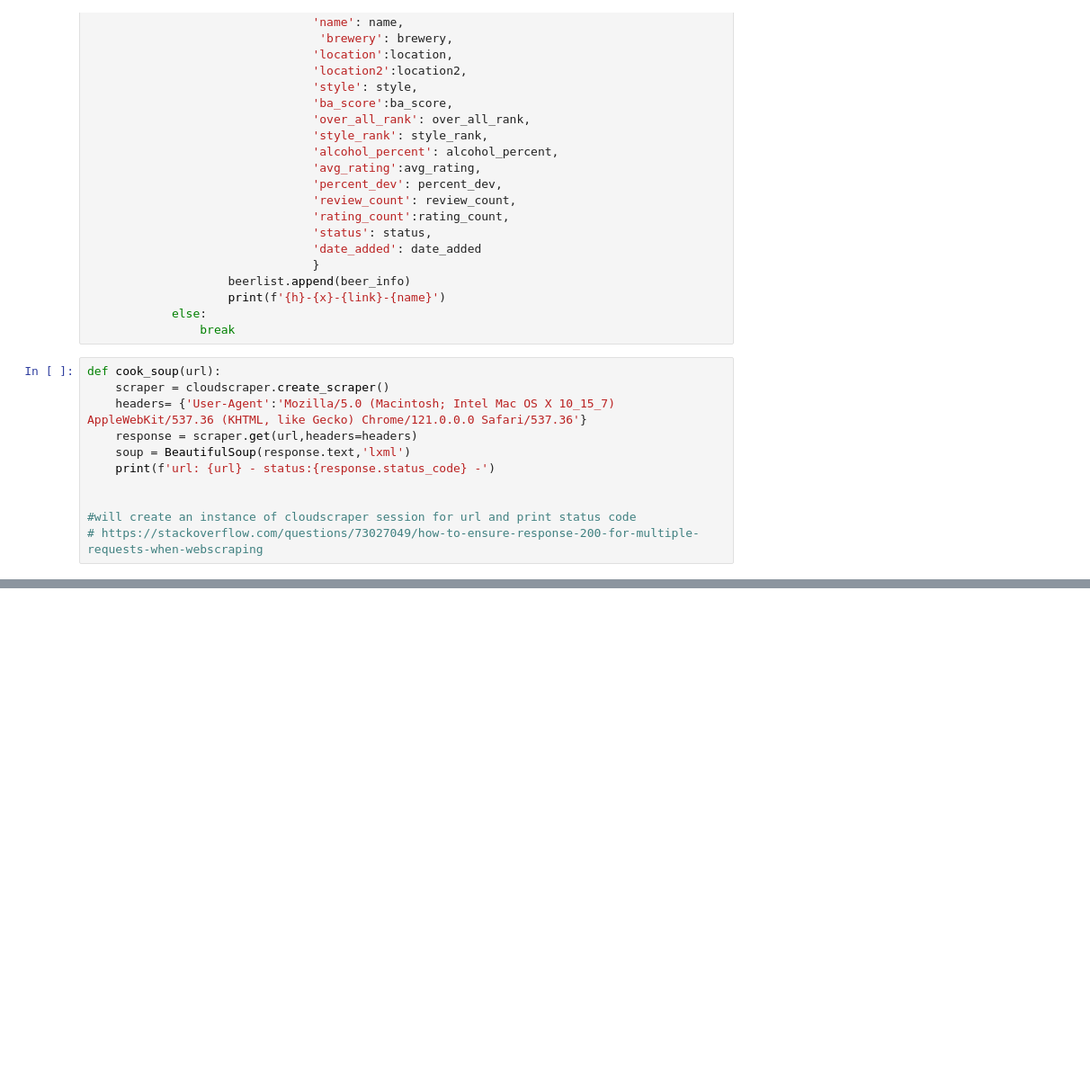
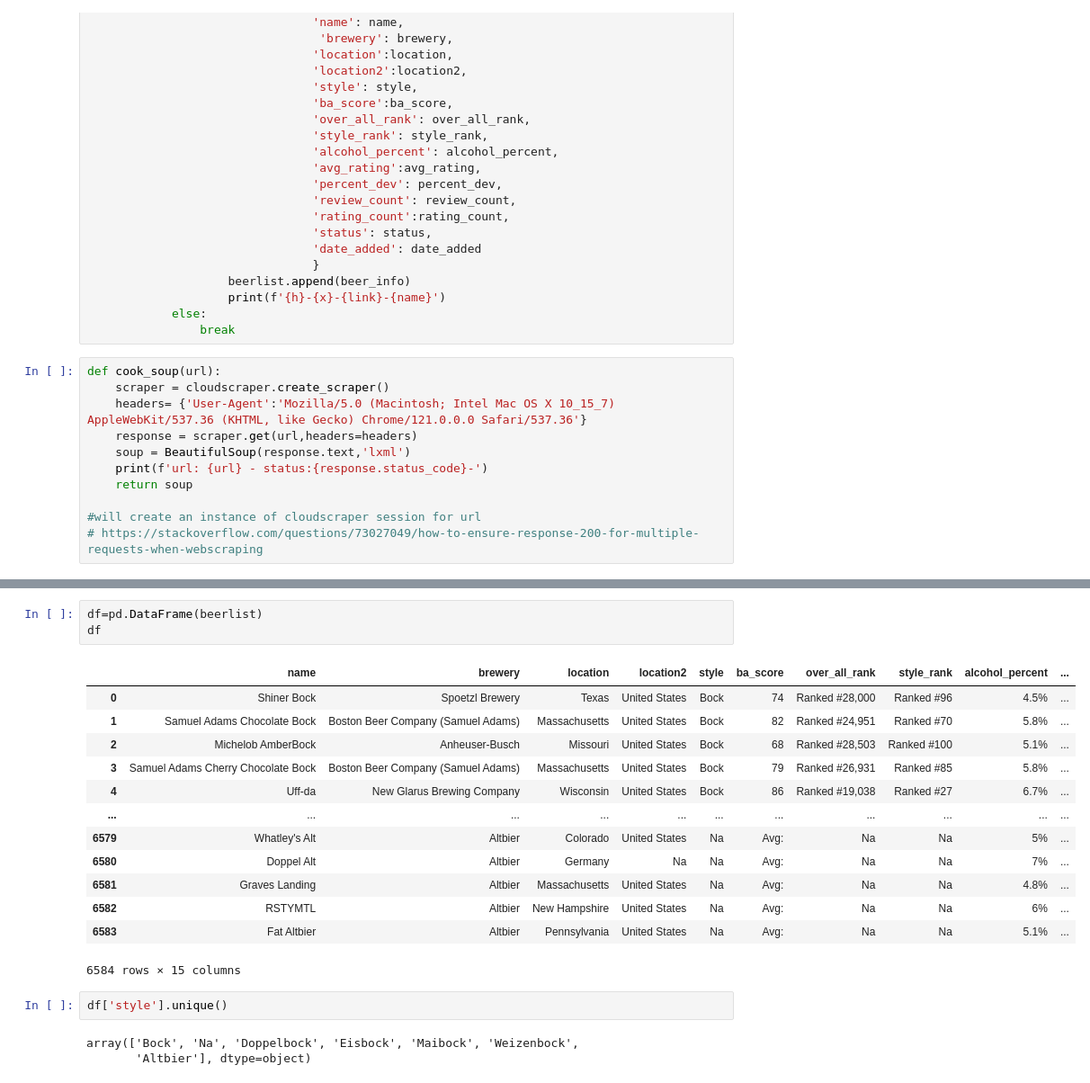
Before and after one commit to megyg6/sovereign-of-suds, a Jupyter notebook: notebooks/beer_adv_webscrape.ipynb, the cells around one changed output, grey strips where cells are left out. Shown at 90% size. Drawn from its saved outputs; the diff is of its cells as text; blank space fills up the shorter version.

Commit message:
got most to work but need to refine, there is error code and shift in scraped data

```diff
--- a/notebooks/beer_adv_webscrape.ipynb
+++ b/notebooks/beer_adv_webscrape.ipynb
@@ -490,10 +491,10 @@ def cook_soup(url):
     headers= {'User-Agent':'Mozilla/5.0 (Macintosh; Intel Mac OS X 10_15_7) AppleWebKit/537.36 (KHTML, like Gecko) Chrome/121.0.0.0 Safari/537.36'}
     response = scraper.get(url,headers=headers)
     soup = BeautifulSoup(response.text,'lxml')
-    print(f'url: {url} - status:{response.status_code} -')
+    print(f'url: {url} - status:{response.status_code}-')
+    return soup
 
-
-#will create an instance of cloudscraper session for url and print status code
+#will create an instance of cloudscraper session for url
 # https://stackoverflow.com/questions/73027049/how-to-ensure-response-200-for-multiple-requests-when-webscraping
 # %%
 test=cook_soup('https://www.beeradvocate.com/beer/profile/57/7714/')
@@ -610,0 +630,22 @@ for h in style_href:
+# %%
+df=pd.DataFrame(beerlist)
+df
+# %% [output]
+|  | name | brewery | location | location2 | style | ba_score | over_all_rank | style_rank | alcohol_percent | ... |
+| 0 | Shiner Bock | Spoetzl Brewery | Texas | United States | Bock | 74 | Ranked #28,000 | Ranked #96 | 4.5% | ... |
+| 1 | Samuel Adams Chocolate Bock | Boston Beer Company (Samuel Adams) | Massachusetts | United States | Bock | 82 | Ranked #24,951 | Ranked #70 | 5.8% | ... |
+| 2 | Michelob AmberBock | Anheuser-Busch | Missouri | United States | Bock | 68 | Ranked #28,503 | Ranked #100 | 5.1% | ... |
+| 3 | Samuel Adams Cherry Chocolate Bock | Boston Beer Company (Samuel Adams) | Massachusetts | United States | Bock | 79 | Ranked #26,931 | Ranked #85 | 5.8% | ... |
+| 4 | Uff-da | New Glarus Brewing Company | Wisconsin | United States | Bock | 86 | Ranked #19,038 | Ranked #27 | 6.7% | ... |
+| ... | ... | ... | ... | ... | ... | ... | ... | ... | ... | ... |
+| 6579 | Whatley's Alt | Altbier | Colorado | United States | Na | Avg: | Na | Na | 5% | ... |
+| 6580 | Doppel Alt | Altbier | Germany | Na | Na | Avg: | Na | Na | 7% | ... |
+| 6581 | Graves Landing | Altbier | Massachusetts | United States | Na | Avg: | Na | Na | 4.8% | ... |
+| 6582 | RSTYMTL | Altbier | New Hampshire | United States | Na | Avg: | Na | Na | 6% | ... |
+| 6583 | Fat Altbier | Altbier | Pennsylvania | United States | Na | Avg: | Na | Na | 5.1% | ... |
+6584 rows × 15 columns
+# %%
+df['style'].unique()
+# %% [output]
+array(['Bock', 'Na', 'Doppelbock', 'Eisbock', 'Maibock', 'Weizenbock',
+       'Altbier'], dtype=object)
```
Also changed, not shown: parts of 5 cells of this notebook.
